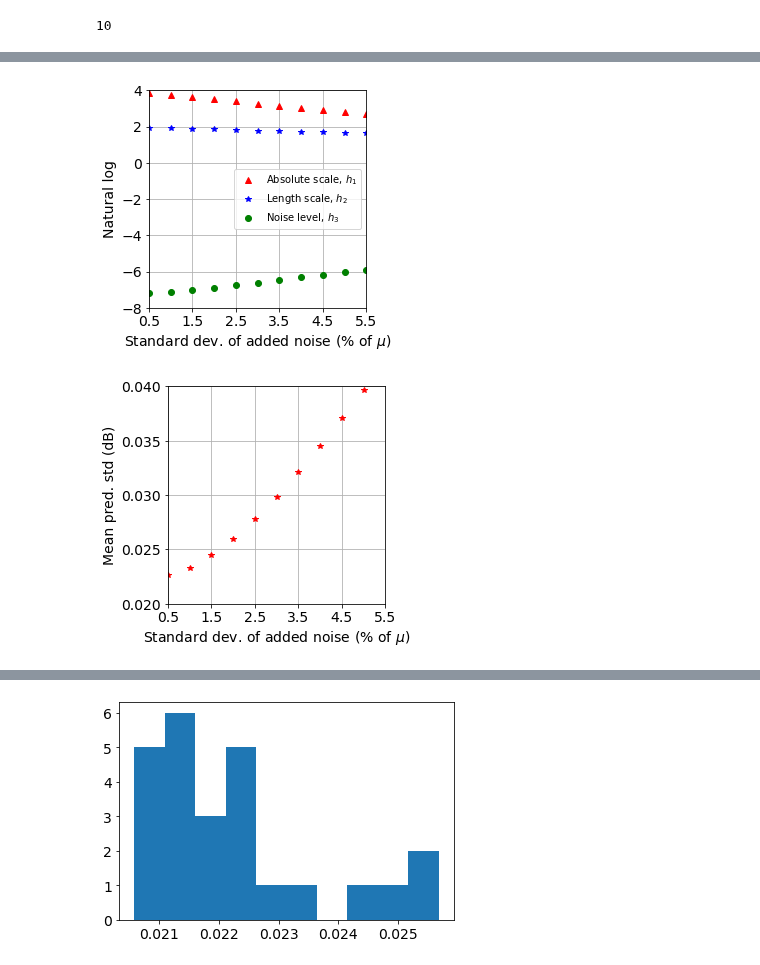
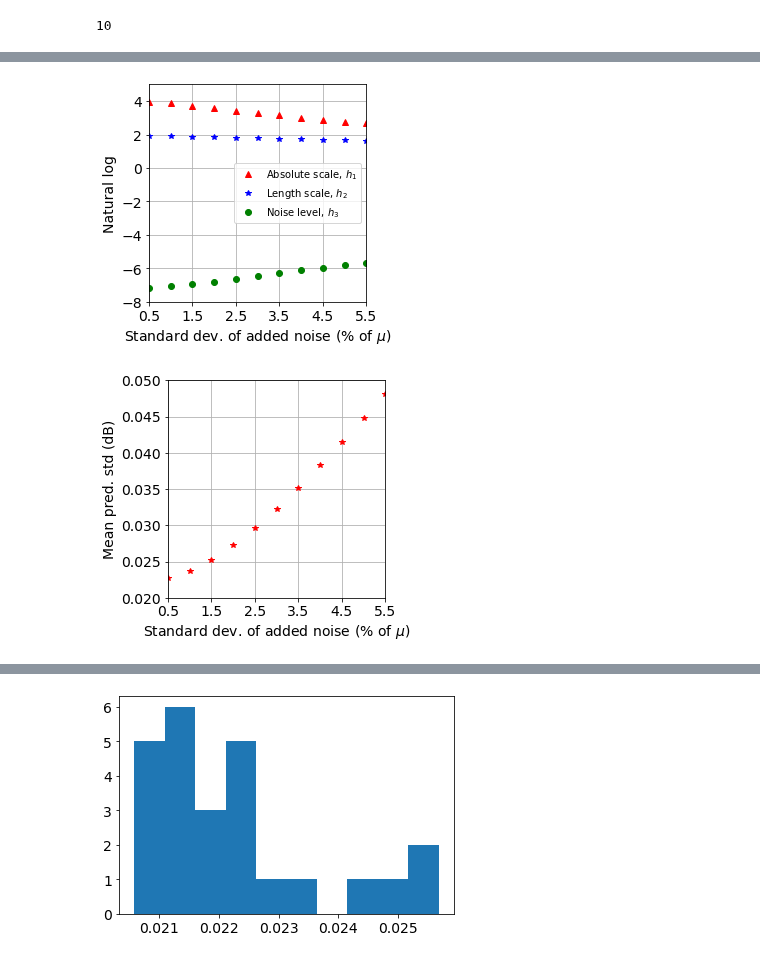
Before and after one commit to joshnevin/physics_enhanced_GPs, a Jupyter notebook: GN_model_hyperparam_exploration.ipynb, the cells around one changed output, grey strips where cells are left out. Drawn from its saved outputs; the diff is of its cells as text; code cells hidden in the pictures.

```diff
--- a/GN_model_hyperparam_exploration.ipynb
+++ b/GN_model_hyperparam_exploration.ipynb
@@ -76,5 +76,6 @@ def convert_to_db(x):
     return 10*np.log10(x)
 # %%
 unc_fac = 0.01
-nsr_std = convert_to_db(unc_fac*convert_to_lin(-16))
+trxb2b = 15
+nsr_std = convert_to_db(unc_fac*convert_to_lin(-trxb2b))
 # %%
@@ -82,11 +83,11 @@ phys_model = GN_model(100, 1550, 1, 0.72, 18, 0.18, 35, 40.2, 50, 4.5, 10, -16,
 # %%
-emp_pk = 1.7
+emp_pk = 0.7
 #pch_shifted = shift_pch(pch, 1.2)
 pch_shifted = shift_pch(pch, emp_pk)
 # %% [output]
 Power shift: 1.033
 # %%
-pch_gn_shifted, snr_phys = gen_phys_targets(pch_shifted, nsr_std, 20)
+pch_gn_shifted, snr_phys = gen_phys_targets(pch_shifted, nsr_std, 20, trxb2b)
 # %%
 pch_sub_shifted = shift_pch(pch_sub, emp_pk)
 # %% [output]
@@ -143,7 +156,7 @@ def hyp_var_sig(sig_range, pch, emp_pk, num_pts_phys, snr):
     for sig in sig_range:  # sig = std of NSR expressed as a fraction of the NSR mean
         nsr_s = convert_to_db(sig*convert_to_lin(-16))
         pch_shifted = shift_pch(pch, emp_pk)
-        pch_gn_shifted, snr_phys = gen_phys_targets(pch_shifted, nsr_s, num_pts_phys)
+        pch_gn_shifted, snr_phys = gen_phys_targets(pch_shifted, nsr_s, num_pts_phys, trxb2b)
         pred_mean, pred_std, theta_phys, lml_phys = train_phys_gp(pch_shifted, pch_gn_shifted, snr, snr_phys)
         mus.append(theta_phys[0])
         ls.append(theta_phys[1])
@@ -161,7 +174,7 @@ def hyp_var_num_pts(sigma, pch, emp_pk, num_pts_range, snr):
     mses = []
     for num_pts in num_pts_range:
         pch_shifted = shift_pch(pch, emp_pk)
-        pch_gn_shifted, snr_phys = gen_phys_targets(pch_shifted, sigma, num_pts)
+        pch_gn_shifted, snr_phys = gen_phys_targets(pch_shifted, sigma, num_pts, trxb2b)
         pred_mean, pred_std, theta_phys, lml_phys = train_phys_gp(pch_shifted, pch_gn_shifted, snr, snr_phys)
         mus.append(theta_phys[0])
         ls.append(theta_phys[1])
@@ -204,32 +212,32 @@ Power shift: 1.033
 # %%
 f, ax = plt.subplots()
 plt.plot(sig_range, mus, 'r^', label='Absolute scale, $h_1$')
 plt.plot(sig_range, ls, 'b*', label='Length scale, $h_2$')
 plt.plot(sig_range, sigs, 'go', label='Noise level, $h_3$')
 #plt.plot(sig_range, lmls, 'c.', label='Marginal likelihood')
 plt.legend(ncol = 1, prop={'size':10})
 plt.xlim([sig_range[0], sig_range[-1]])
 plt.xticks([0.005, 0.015, 0.025, 0.035, 0.045, 0.055])
 ax.set_xticklabels([0.5, 1.5, 2.5, 3.5, 4.5, 5.5])
 plt.yticks([-8, -6, -4, -2, 0, 2, 4])
-plt.ylim([-8, 4])
+plt.ylim([-8, 5])
 plt.xlabel("Standard dev. of added noise (% of $\mu$)")
 plt.ylabel("Natural log")
 f.patch.set_facecolor('w')
 plt.grid()
 ax.set_aspect(1.0/ax.get_data_ratio(), adjustable='box')
 plt.savefig('figures/hyp_expl_all.pdf', dpi=200,bbox_inches='tight')
 plt.show()
 # %% [output]
-[figure, old version]
+[figure, new version]
 # %%
 f, ax = plt.subplots()
 plt.plot(sig_range, pred_stds, 'r*')
 plt.xlim([0.01, sig_range[-1]])
 plt.xticks([0.005, 0.015, 0.025, 0.035, 0.045, 0.055])
 ax.set_xticklabels([0.5, 1.5, 2.5, 3.5, 4.5, 5.5])
-plt.yticks([0.02, 0.025, 0.03, 0.035, 0.04, 0.045])
-plt.ylim([0.02, 0.04])
+plt.yticks([0.02, 0.025, 0.03, 0.035, 0.04, 0.045, 0.05])
+plt.ylim([0.02, 0.05])
 plt.xlabel("Standard dev. of added noise (% of $\mu$)")
 plt.ylabel("Mean pred. std (dB)")
 f.patch.set_facecolor('w')
@@ -238,7 +246,7 @@ plt.grid()
 plt.savefig('figures/hyp_expl_pred_std.pdf', dpi=200,bbox_inches='tight')
 plt.show()
 # %% [output]
-[figure, old version]
+[figure, new version]
 # %%
 f, ax = plt.subplots()
 #plt.plot(sig_range, lin_mus, 'r+', label='Absolute scale')
```
Also changed, not shown: parts of 11 cells of this notebook, 3 other files.
